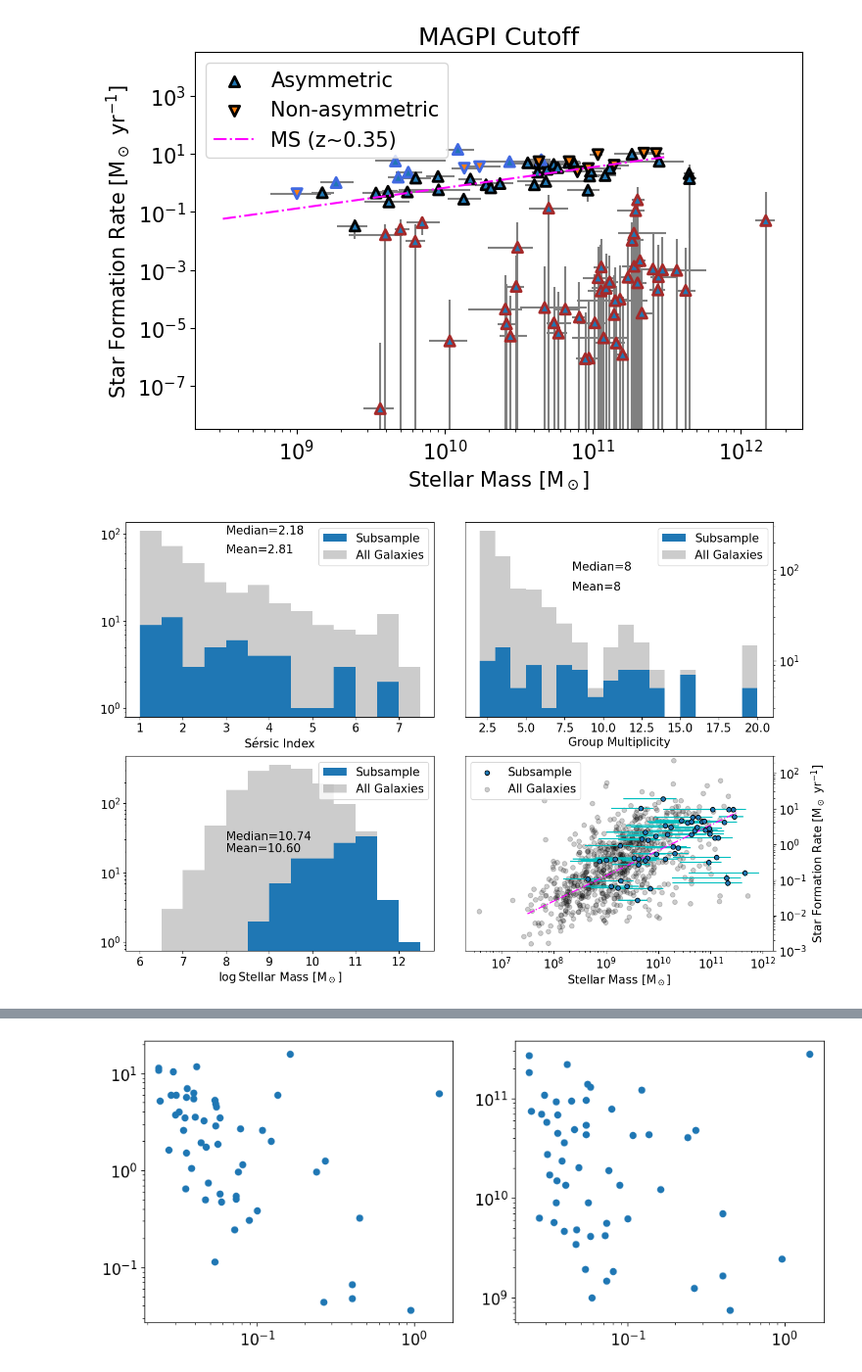
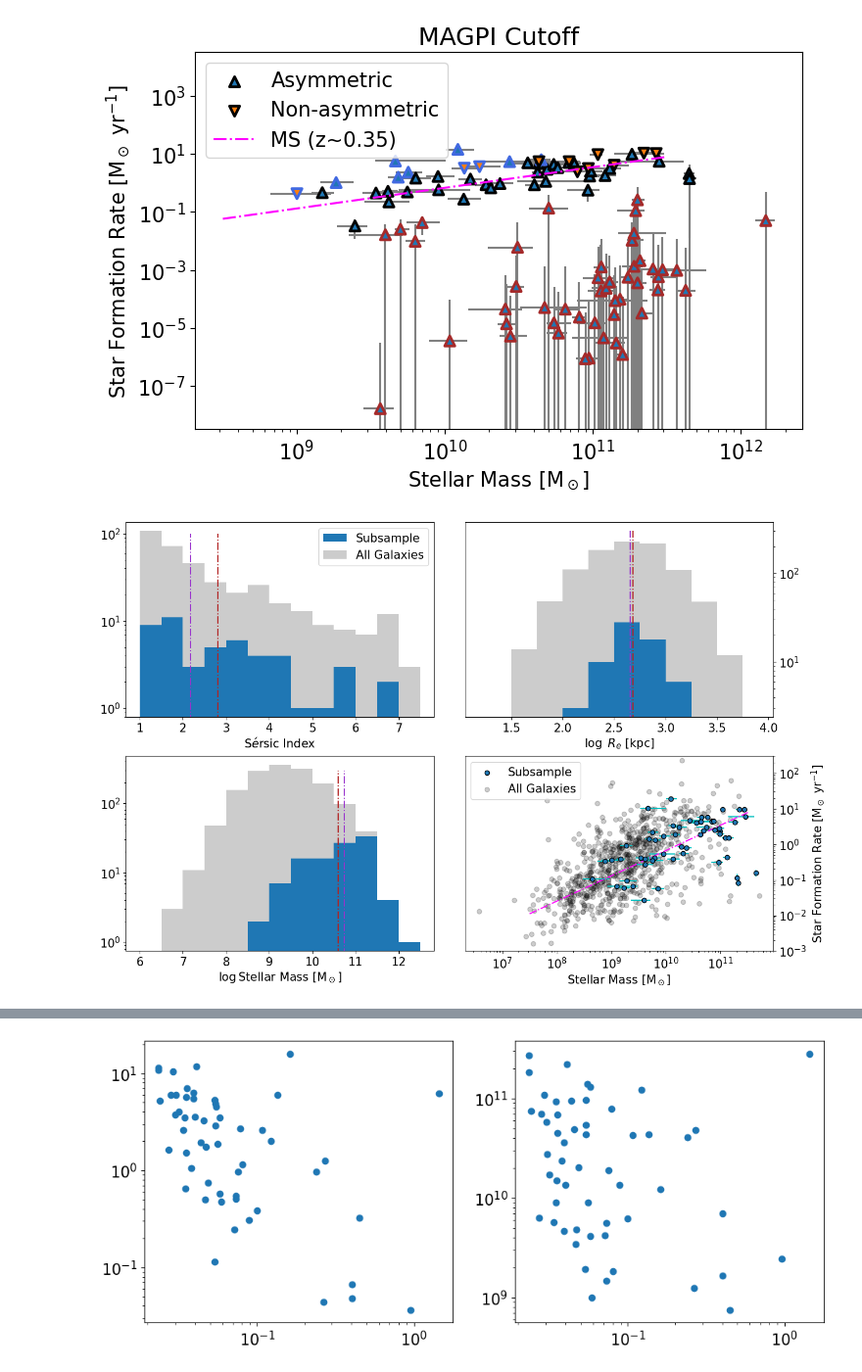
Before and after one commit to r-bagge/MAGPI_kinematics, a Jupyter notebook: plots.ipynb, the cells around one changed output, grey strips where cells are left out. Shown at 98% size. Cells and saved outputs as stored; diff of their text form; code cells hidden in the pictures.

```diff
--- a/plots.ipynb
+++ b/plots.ipynb
@@ -123,7 +123,8 @@ SFR = df1["SFR"].to_numpy()
 SFR_err = df1["SFR_err"].to_numpy()
 SFR_2 = df2["SFR"].to_numpy()
 M_sol = prospect[prospect["MAGPIID"].isin(sample["MAGPIID"])]["StellarMass_median"].to_numpy()
-M_sol_err = prospect[prospect["MAGPIID"].isin(sample["MAGPIID"])]["StellarMass_16"].to_numpy()
+mass_err_16 = M_sol-prospect[prospect["MAGPIID"].isin(sample["MAGPIID"])]["StellarMass_16"].to_numpy()
+mass_err_84 = prospect[prospect["MAGPIID"].isin(sample["MAGPIID"])]["StellarMass_84"].to_numpy()-M_sol
 M_sol_2 = prospect[prospect["MAGPIID"].isin(df2["MAGPIID"])]["StellarMass_median"].to_numpy()
 xx = np.logspace(7.5,11.5, 55)
 MS = (xx**0.712)*(10**-7.293)
@@ -141,56 +142,62 @@ galfit = pd.read_csv("MAGPI_csv/MAGPI_GalfitSersicCat_v0.0.csv")
 prospect = pd.read_csv("MAGPI_csv/MAGPI_ProSpectCat_v0.1.csv")
 n2 = galfit["n"]
 n2 = n2[n2 > 0]
+re2 = galfit["re"].to_numpy()
+dl = cosmo.luminosity_distance(galfit["z"].to_numpy()).to(u.kpc).value
+re2 = (re2/3600)*dl
 prospect = prospect[prospect["MAGPIID"].isin(sample["MAGPIID"])]
 sample = sample[sample["MAGPIID"].isin(prospect["MAGPIID"])]
 galfit = galfit[galfit["MAGPIID"].isin(prospect["MAGPIID"])]
 n = galfit["n"]
 n = n[n > 0]
+re = galfit["re"].to_numpy()
+dl = cosmo.luminosity_distance(galfit["z"].to_numpy()).to(u.kpc).value
+re = (re/3600)*dl
 
 fig, ((ax1, ax2), (ax3, ax4)) = plt.subplots(2, 2, figsize=(15, 10))
 # Sersic
 ax1.hist(n, zorder=2, label="Subsample", bins=np.arange(1,8,0.5))
 ax1.hist(n2, label="All Galaxies", color="k", bins=np.arange(1,8,0.5), alpha=0.2)
-ax1.text(s=f"Median={np.median(n):.2f}", x=3, y=100)
-ax1.text(s=f"Mean={np.mean(n):.2f}", x=3, y=60)
+ax1.vlines(np.median(n), ymin=0, ymax=100,color="darkorchid",ls="dashdot")
+ax1.vlines(np.mean(n), ymin=0, ymax=100,color="firebrick",ls="dashdot")
 #ax.set_xscale("log")
 ax1.set_yscale("log")
 ax1.set_xlabel(r"S$\'{e}$rsic Index")
 ax1.legend()
 # Environment
-ax2.hist(N_Gals, label="Subsample", zorder=2,bins=np.arange(1,21,1))
+ax2.hist(np.log10(re), label="Subsample", zorder=2,bins=np.arange(1,4,0.25))
 #ax2.hist(N_Gals_0, zorder=2, label="No Env. Metrics")
-ax2.hist(not_N_gals, label="All Galaxies", color="k", alpha=0.2, zorder=1,bins=np.arange(1,21,1))
+ax2.hist(np.log10(re2), label="All Galaxies", color="k", alpha=0.2, zorder=1,bins=np.arange(1,4,0.25))
 ax2.set_yscale("log")
-ax2.set_xlabel("Group Multiplicity")
-ax2.text(s=f"Median={np.median(N_Gals):.0f}", x=8, y=100)
-ax2.text(s=f"Mean={np.mean(N_Gals):.0f}", x=8, y=60)
-ax2.legend()
-ax2.set_xlim(1.05,21.05)
+ax2.set_xlabel(r"$\log$ $R_e$ [kpc]")
+ax2.vlines(np.median(np.log10(re)), ymin=0, ymax=300,color="darkorchid",linestyles="dashdot")
+ax2.vlines(np.mean(np.log10(re)),ymin=0, ymax=300,color="firebrick",ls="dashdot")
+#ax2.legend()
+ax2.set_xlim(1.05,4.05)
 # Mass
 ax3.hist(np.log10(M_sol), zorder=2, label="Subsample", bins=np.arange(6,13,0.5))
 ax3.hist(np.log10(M_sol_2), label="All Galaxies", color="k", bins=np.arange(6,13,0.5), alpha=0.2)
-ax3.text(s=f"Median={np.median(np.log10(M_sol)):.2f}", x=8, y=30)
-ax3.text(s=f"Mean={np.mean(np.log10(M_sol)):.2f}", x=8, y=20)
+ax3.vlines(np.median(np.log10(M_sol)), ymin=0, ymax=300,color="darkorchid",ls="dashdot")
+ax3.vlines(np.mean(np.log10(M_sol)), ymin=0, ymax=300,color="firebrick",ls="dashdot")
 #ax.set_xscale("log")
 ax3.set_yscale("log")
 ax3.set_xlabel(r"$\log$Stellar Mass [M$_\odot$]")
-ax3.legend()
+#ax3.legend()
 # SFMS
 ax4.scatter(M_sol, SFR, zorder=3, label="Subsample", ec="k")
-ax4.errorbar(M_sol, SFR, xerr=M_sol_err, yerr=SFR_err, zorder=2, fmt=".c", ls="")
+ax4.errorbar(M_sol, SFR, xerr=[mass_err_16,mass_err_84], yerr=SFR_err, zorder=2, fmt=".c", ls="")
 ax4.scatter(M_sol_2, SFR_2, zorder=1, alpha=0.2, c="k", label="All Galaxies")
 ax4.plot(xx, MS, ls="dashdot", c="magenta")
 ax4.set_xscale("log")
 ax4.set_yscale("log")
 ax4.set_ylim(1e-3, 300)
 ax4.set_xlabel(r"Stellar Mass [M$_\odot$]")
 ax4.set_ylabel(r"Star Formation Rate [M$_\odot$ yr$^{-1}$]")
 ax4.legend()
 for ax in [ax2, ax4]:
     ax.yaxis.tick_right()
     ax.yaxis.set_label_position("right")
 plt.subplots_adjust(hspace=0.2, wspace=0.1)
 plt.savefig("plots/paper2/SFMS_Mass_Sersic_Env.pdf", bbox_inches="tight")
 # %% [output]
-[figure, old version]
+[figure, new version]
```
Also changed, not shown: parts of 10 cells of this notebook, 2 other files.
